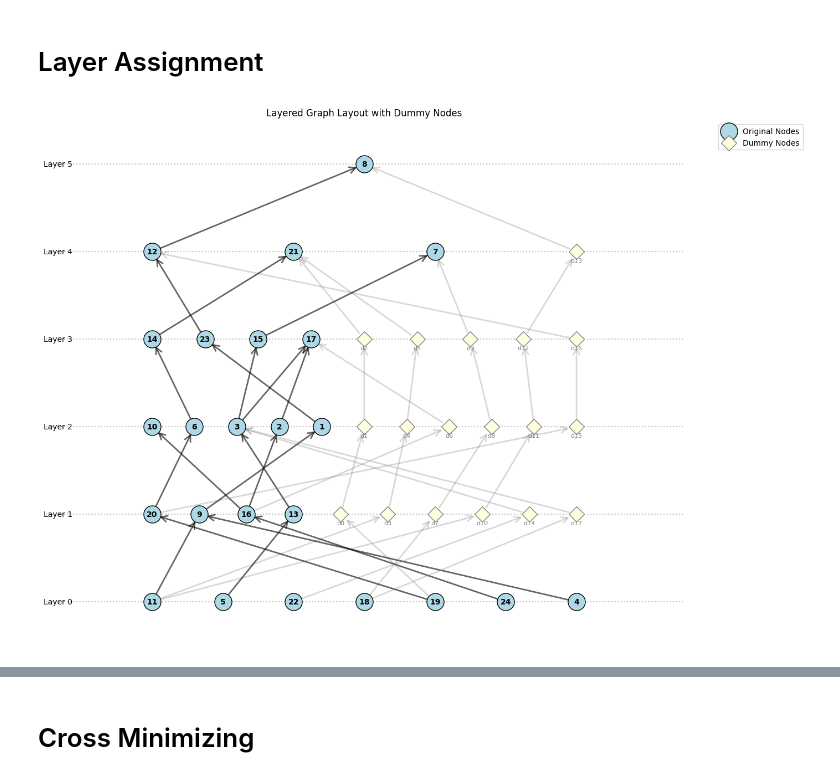
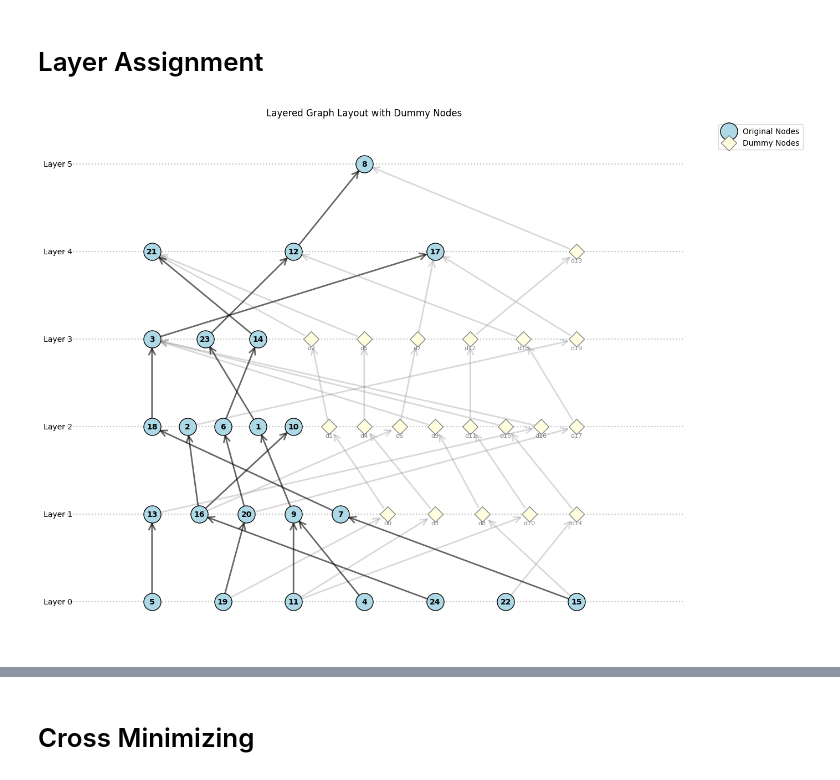
Before and after one commit to Prat2420/Data-Visualization-CurryPasta, a Jupyter notebook: Notebooks/step4_v2.ipynb, the cells around one changed output, grey strips where cells are left out. Drawn from its saved outputs; the diff is of its cells as text; code cells hidden in the pictures.

Commit message:
Trivial Heuristic added along with minor changes

```diff
--- a/Notebooks/step4_v2.ipynb
+++ b/Notebooks/step4_v2.ipynb
@@ -107,9 +107,9 @@ def find_loops(nodes, edges):
 
     return cycles
 
-def eades_lin_smith_fas(nodes, edges):
+def trivial_feedback_arc_set(nodes, edges):
     """
-    Implements the Eades, Lin & Smith algorithm for the Minimum Feedback Arc Set.
+    Trivial heuristic to find a feedback arc set.
 
     Input:
         nodes: list of nodes
@@ -138,11 +138,11 @@ def eades_lin_smith_fas(nodes, edges):
 
     # Continue until there are no nodes left in the graph
     while graph:
-        # Step 1.1: Find sink and source nodes
+        # Step 1: Find sink and source nodes
         sinks = [node for node in graph if not graph[node]]
         sources = [node for node in graph if in_degree[node] == 0]
 
-        # Step 1.2: Remove sink nodes
+        # Step 2: Remove sink nodes
         while sinks:
             sink = sinks.pop()
             # Add the incoming edges of the sink to A
@@ -154,12 +154,12 @@ def eades_lin_smith_fas(nodes, edges):
             # Remove the sink node from the graph
             del graph[sink]
 
-        # Step 1.3: Remove isolated nodes
+        # Step 3: Remove isolated nodes
         isolated = [node for node in graph if not graph[node] and in_degree[node] == 0]
         for node in isolated:
             del graph[node]
 
-        # Step 1.4: Remove source nodes
+        # Step 4: Remove source nodes
         while sources:
             source = sources.pop()
             # Add the outgoing edges of the source to A
@@ -173,7 +173,7 @@ def eades_lin_smith_fas(nodes, edges):
             # Remove the source node from the graph
             del graph[source]
 
-        # Step 1.5: If there are still nodes, select the one with max(outdegree - indegree)
+        # Step 5: If there are still nodes, select the one with max(outdegree - indegree)
         if graph:
             # Calculate outdegree - indegree for each node
             diff_degree = {node: len(graph[node]) - in_degree[node] for node in graph}
@@ -264,0 +266,10 @@ circular_reverse_graph(nodes, edges, A) # A Is the list of unchanged edges. The
+# %%
+dot_file = data_name_9
+nodes, edges = parse_dot_file(dot_file)
+
+# Apply the trivial feedback arc set heuristic
+A, A_reverse = trivial_feedback_arc_set(nodes, edges)
+final_edges = reversed_edges(A, A_reverse)
+
+# Visualize the graph with reversed edges
+circular_reverse_graph(nodes, final_edges, A)
@@ -443,26 +456,25 @@ def draw_layered_graph(layers, edges, dummy_mapping=None):
 
     return node_positions
 # %%
-
 """#Example usage:
 nodes = ['A', 'B', 'C', 'D']
 edges = [('A', 'C'), ('A', 'D'), ('B', 'D')]
 layers, modified_edges, dummy_mapping = sugiyama_layer_assignment(nodes, edges)
 positions = draw_layered_graph(layers, modified_edges, dummy_mapping)
 plt.show()
 """
 # Testing with LeagueNetwork or noname
 
 dot_file = data_name_9 # noname network
 nodes_9, edges_9 = parse_dot_file(dot_file)
 #circular_visualize_graph(nodes, edges)
 
-A_9, A_reverse_9 = eades_lin_smith_fas(nodes_9, edges_9)
+A_9, A_reverse_9 = trivial_feedback_arc_set(nodes_9, edges_9)
 
 final_edges_9 = reversed_edges(A_9, A_reverse_9)
 
 layers, modified_edges, dummy_mapping  = sugiyama_layer_assignment(nodes_9, final_edges_9)
 positions = draw_layered_graph(layers, modified_edges, dummy_mapping)
 plt.show()
 # %% [output]
-[figure, old version]
+[figure, new version]
```
Also changed, not shown: parts of 12 cells of this notebook, 1 other file.
